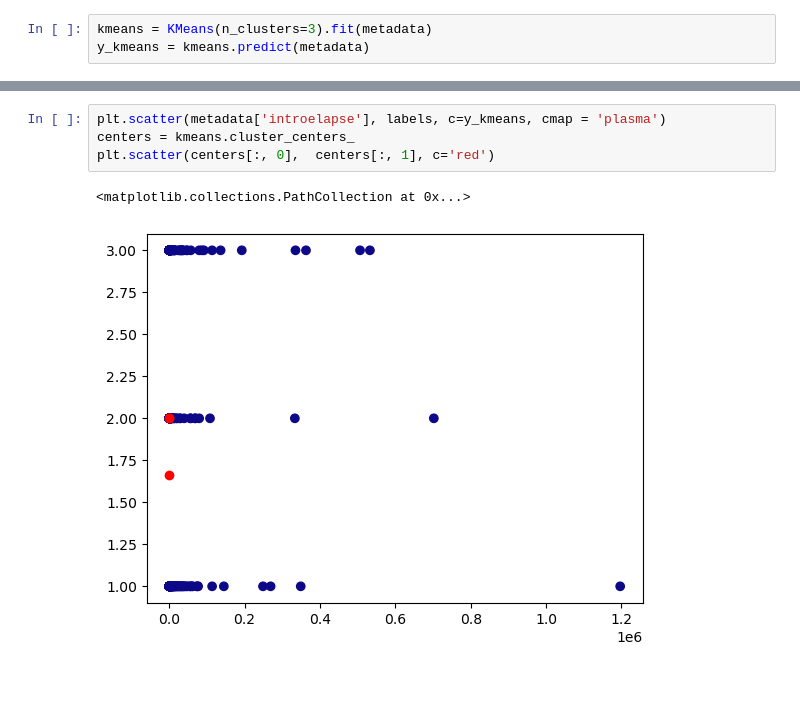
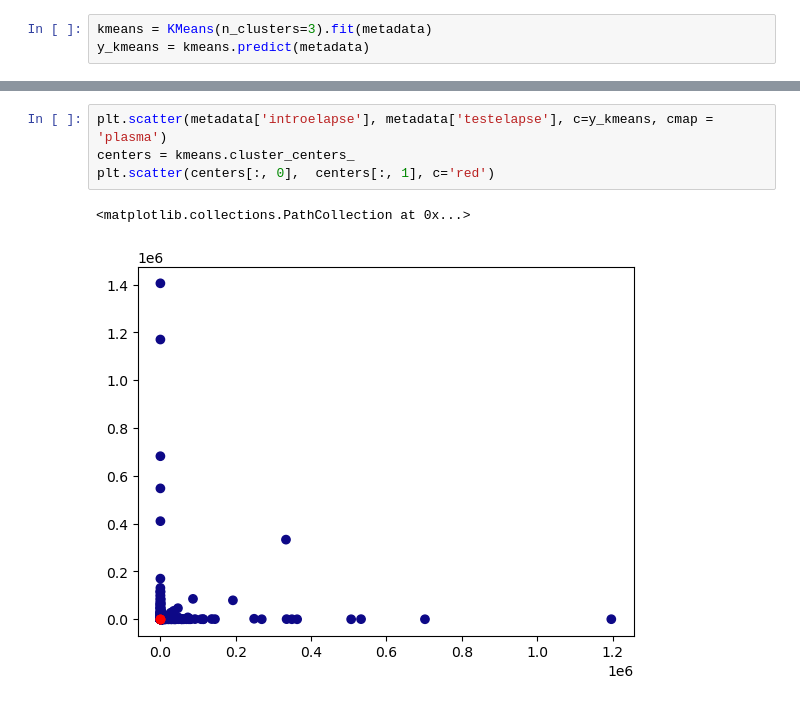
Before and after one commit to mohona-roy/introversion-extraversion-classification, a Jupyter notebook: Code.ipynb, the cells around one changed output, grey strips where cells are left out. Cells and saved outputs as stored; diff of their text form.

```diff
--- a/Code.ipynb
+++ b/Code.ipynb
@@ -1031,7 +1031,7 @@ plt.scatter(centers[:, 0],  centers[:, 1], c='red')
 # %%
-plt.scatter(metadata['introelapse'], labels, c=y_kmeans, cmap = 'plasma')
+plt.scatter(metadata['introelapse'], metadata['testelapse'], c=y_kmeans, cmap = 'plasma')
 centers = kmeans.cluster_centers_
 plt.scatter(centers[:, 0],  centers[:, 1], c='red')
 # %% [output]
 <matplotlib.collections.PathCollection at 0x...>
-[figure, old version]
+[figure, new version]
```
Also changed, not shown: parts of 2 cells of this notebook.
